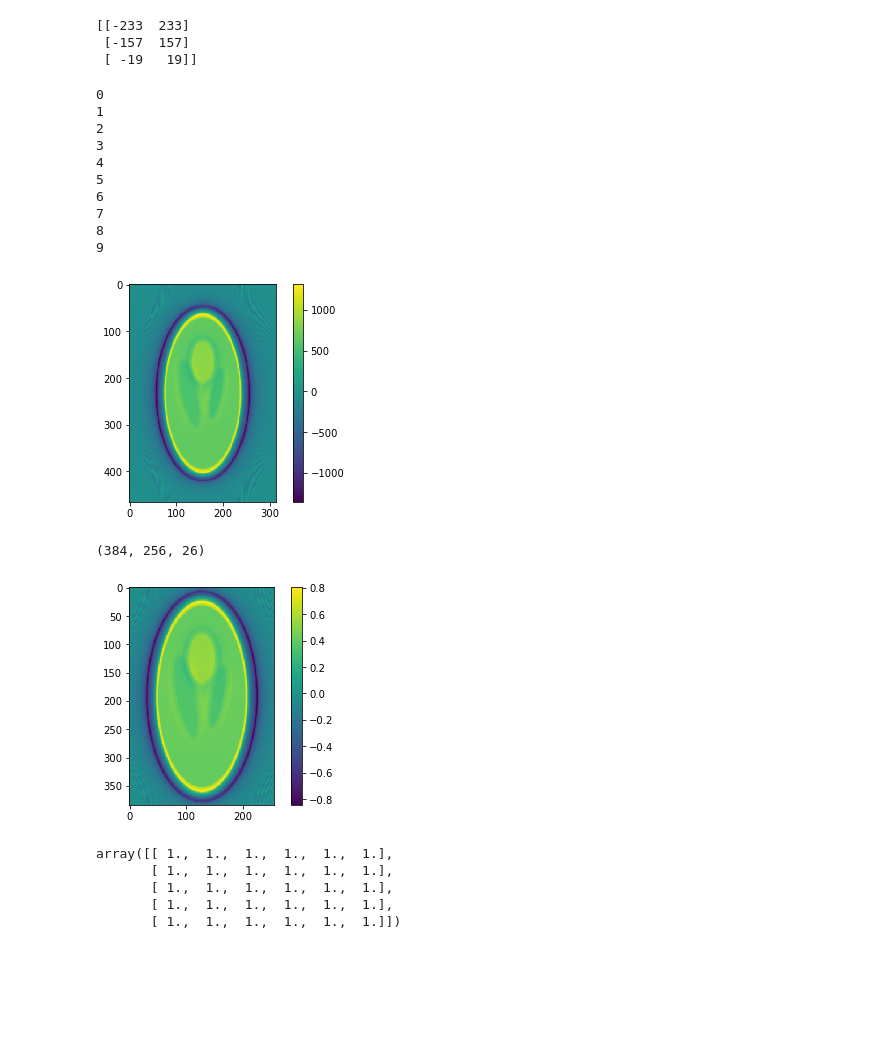
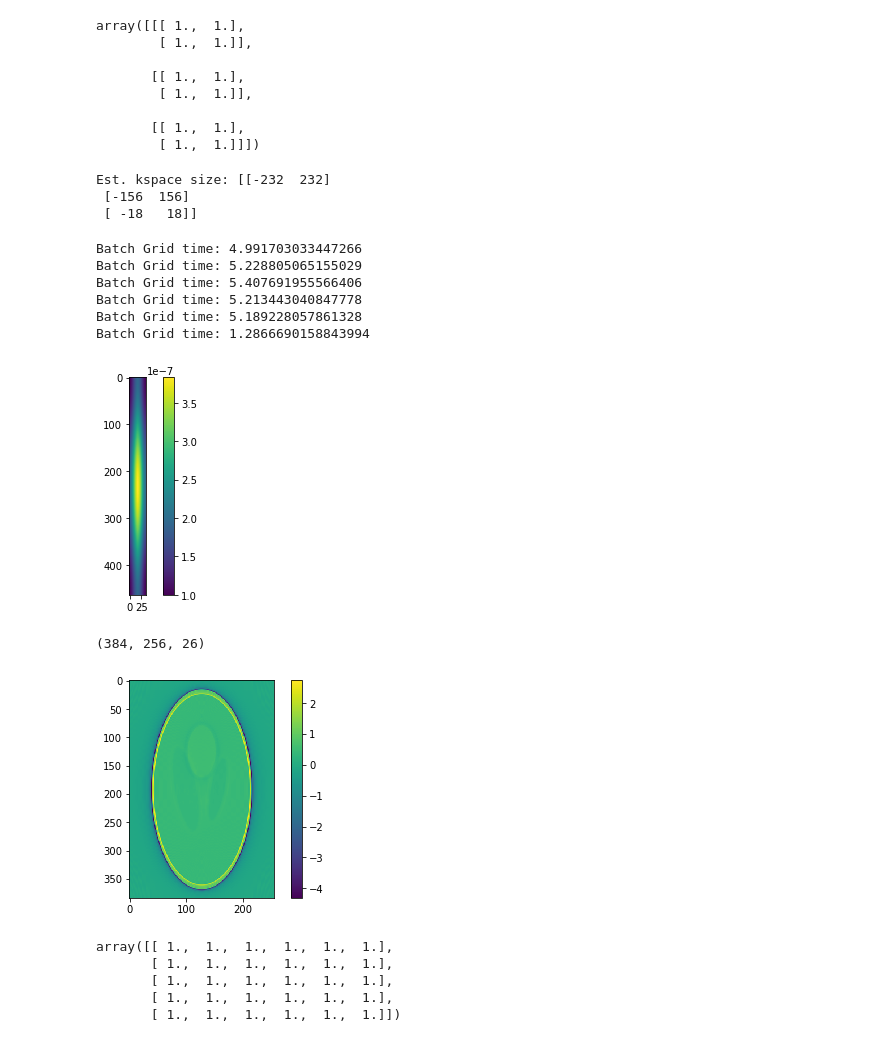
Before and after one commit to nicholas-zhu/MRI_tools, a Jupyter notebook: Untitled.ipynb, the cells around one changed output. Saved outputs shown, nothing was run; the diff lists cells and outputs as text; code cells hidden in the pictures; blank space fills up the shorter version.

```diff
--- a/Untitled.ipynb
+++ b/Untitled.ipynb
@@ -169,3 +1,15 @@ NameError: name 'np' is not defined
+# %%
+a = np.ones([10,10,10])
+a[1+2:3+3,4:6,6:8]
+# %% [output]
+array([[[ 1.,  1.],
+        [ 1.,  1.]],
+
+       [[ 1.,  1.],
+        [ 1.,  1.]],
+
+       [[ 1.,  1.],
+        [ 1.,  1.]]])
 # %%
 import torch
 import torch.nn as nn
@@ -184,45 +28,41 @@ traj = cfl.readcfl(name='phantom_traj')
 traj = traj.astype(float)
 data = cfl.readcfl(name='phantom_datac')
 # %%
-from NUFFT import nufft_support
+from NUFFT import nufft
 #NFT = nufft_support.NUFFT(traj,grid_r,pattern=(traj[0,:]**2+traj[1,:]**2+traj[2,:]**2))
-NFT = nufft_support.NUFFT(traj)
+NFT = nufft.NUFFT3D(traj)
 # %% [output]
-[[-233  233]
- [-157  157]
- [ -19   19]]
+Est. kspace size: [[-232  232]
+ [-156  156]
+ [ -18   18]]
 # %%
 image = NFT.adjoint(data)
 #image_t = NFT.ATA(image)
 # %% [output]
-0
-1
-2
-3
-4
-5
-6
-7
-8
-9
+Batch Grid time: 4.991703033447266
+Batch Grid time: 5.228805065155029
+Batch Grid time: 5.407691955566406
+Batch Grid time: 5.213443040847778
+Batch Grid time: 5.189228057861328
+Batch Grid time: 1.2866690158843994
 # %%
-image_c = image/(NFT.win+np.finfo(np.float64).eps)
-plt.imshow(np.real(image_c[:,:,30]))
+image_c = image/(NFT.KB_win+np.finfo(np.float64).eps)
+plt.imshow(np.real(NFT.KB_win[:,100,:]))
 plt.ioff()
 plt.colorbar()
 plt.show()
 # %% [output]
-[figure, old version]
+[figure, new version]
 # %%
 image1 = cfl.readcfl('phantom_img')
 print(image1.shape)
-plt.imshow(np.real(image1[:,:,22]))
+plt.imshow(np.real(image1[:,:,13]))
 plt.ioff()
 plt.colorbar()
 plt.show()
 # %% [output]
 (384, 256, 26)
-[figure, old version]
+[figure, new version]
 # %%
 a = np.ones([5,6]).astype(np.int32)
 b = np.minimum(a,1.0)
```
Also changed, not shown: parts of 7 cells of this notebook.
